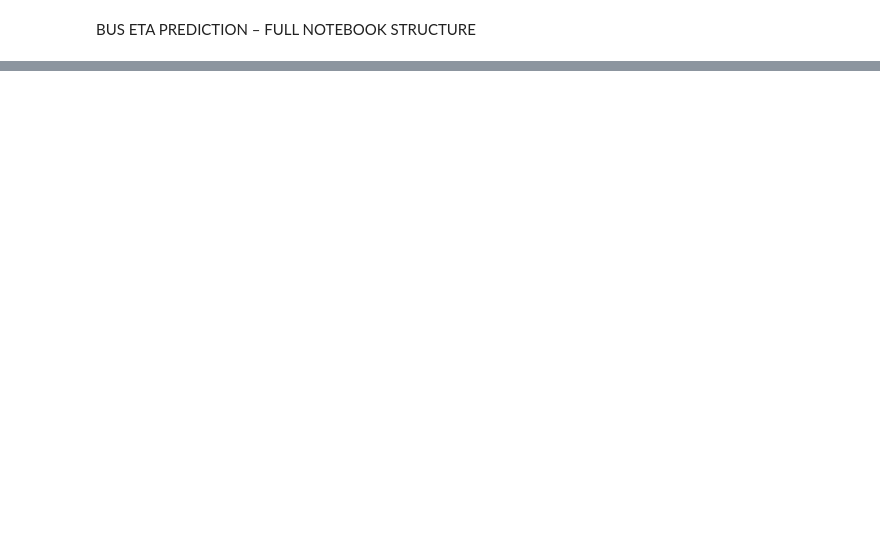
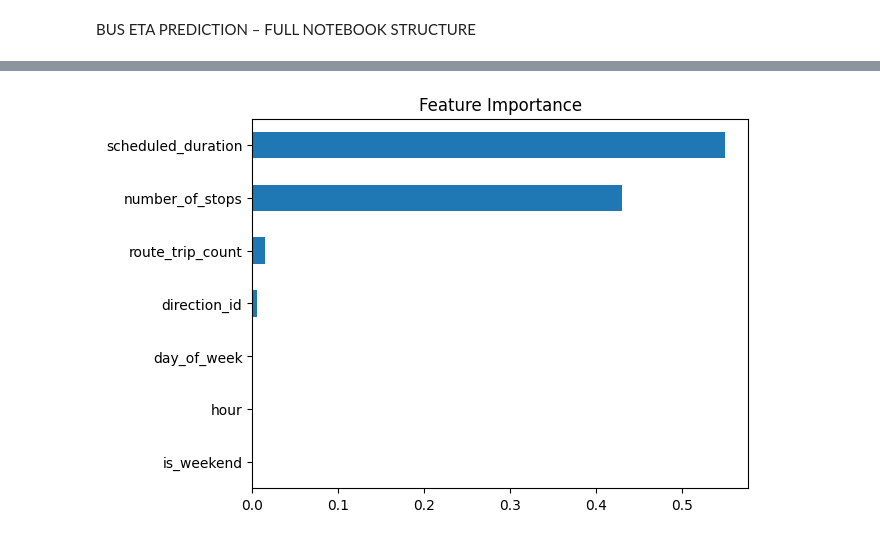
Before and after one commit to Felipe-Ulloa-CA/bus-eta-prediction, a Jupyter notebook: bus_eta_model_calibrated.ipynb, the cells around one changed output, grey strips where cells are left out. Saved outputs shown, nothing was run; the diff lists cells and outputs as text; code cells hidden in the pictures; blank space fills up the shorter version.

```diff
--- a/bus_eta_model_calibrated.ipynb
+++ b/bus_eta_model_calibrated.ipynb
@@ -412,0 +152,15 @@ This confirms that the modeling approach and feature engineering strategy are va
+# %%
+features = [
+    "direction_id",
+    "is_weekend",
+    "route_trip_count",
+    "hour",
+    "day_of_week",
+    "number_of_stops",
+    "scheduled_duration"
+]
+
+X = model_data[features]
+y = model_data["trip_duration_seconds"]
+
+print("Features ready")
@@ -412,0 +179,22 @@ This confirms that the modeling approach and feature engineering strategy are va
+# %%
+lr = LinearRegression()
+lr.fit(X_train, y_train)
+
+y_pred_lr = lr.predict(X_test)
+
+mae_lr = mean_absolute_error(y_test, y_pred_lr)
+rmse_lr = np.sqrt(mean_squared_error(y_test, y_pred_lr))
+
+rf = RandomForestRegressor(random_state=42)
+rf.fit(X_train, y_train)
+
+y_pred_rf = rf.predict(X_test)
+
+mae_rf = mean_absolute_error(y_test, y_pred_rf)
+rmse_rf = np.sqrt(mean_squared_error(y_test, y_pred_rf))
+r2_rf = r2_score(y_test, y_pred_rf)
+
+print("\n=== BASELINE RESULTS ===")
+print("Linear RMSE:", rmse_lr)
+print("Random Forest RMSE:", rmse_rf)
+print("Random Forest RMSE:", rmse_rf)
@@ -412,0 +277,9 @@ This confirms that the modeling approach and feature engineering strategy are va
+# %%
+importances = best_model.feature_importances_
+feat_importance = pd.Series(importances, index=features)
+
+feat_importance.sort_values().plot(kind="barh")
+plt.title("Feature Importance")
+plt.show()
+# %% [output]
+[figure, added]
```
Also changed, not shown: parts of 52 cells of this notebook.
